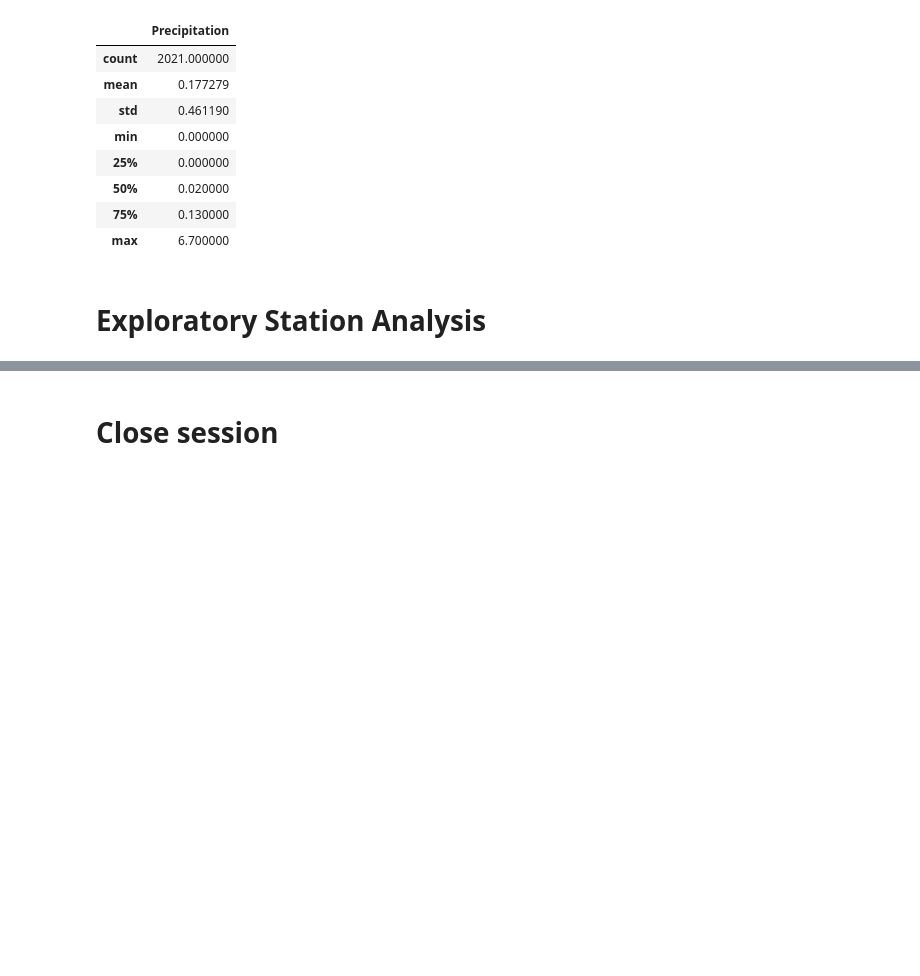
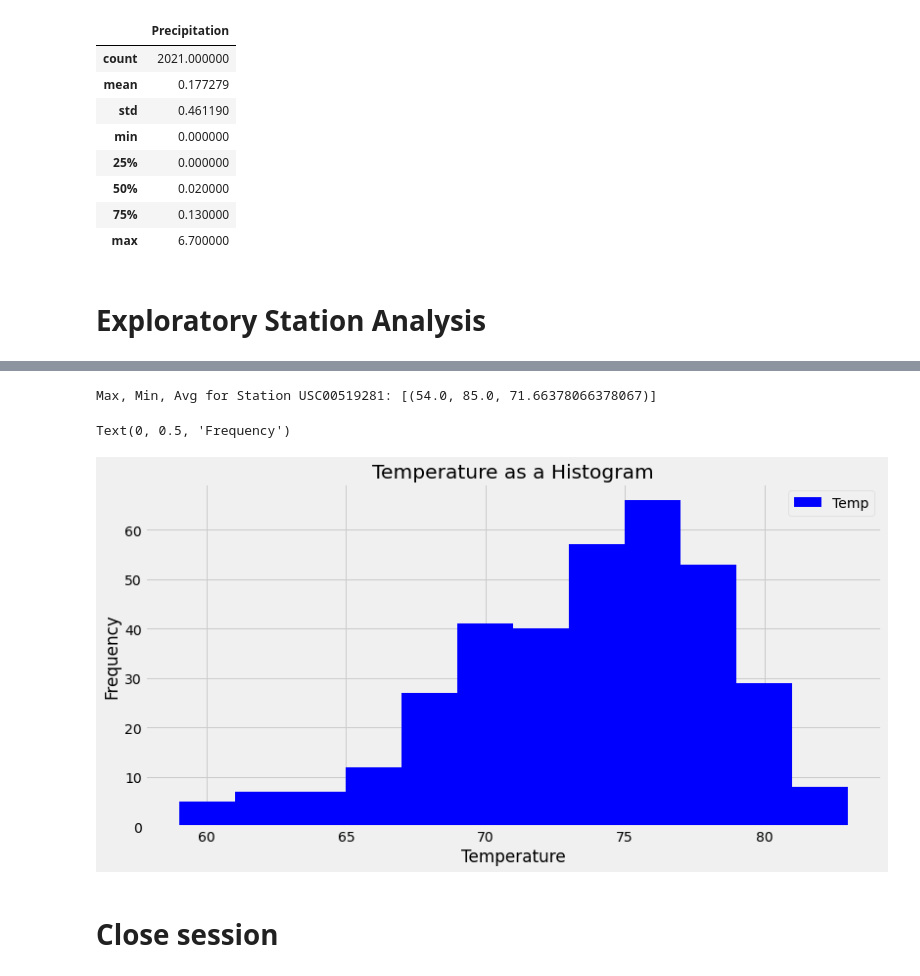
Before and after one commit to IanArch-git/sqlalchemy-challenge, a Jupyter notebook: climateJupyter.ipynb, the cells around one changed output, grey strips where cells are left out. Drawn from its saved outputs; the diff is of its cells as text; code cells hidden in the pictures; blank space fills up the shorter version.

Commit message:
Station analysis

```diff
--- a/climateJupyter.ipynb
+++ b/climateJupyter.ipynb
@@ -95,8 +115,24 @@ clean_df.describe()
 # %%
 # Using the most active station id from the previous query, calculate the lowest, highest, and average temperature.
+mostActive_ID = 'USC00519281'
+mostActive = session.query(func.min(measure.tobs), func.max(measure.tobs), func.avg(measure.tobs)).filter(measure.station==mostActive_ID).all()
+print(f"Max, Min, Avg for Station {mostActive_ID}: {mostActive}")
+# %% [output]
+Max, Min, Avg for Station USC00519281: [(54.0, 85.0, 71.66378066378067)]
 # %%
 # Using the most active station id
 # Query the last 12 months of temperature observation data for this station and plot the results as a histogram
+queryData2 = session.query(measure.date, measure.tobs).filter(measure.station==mostActive_ID).filter(measure.date >= oneyear).all()
+column = ['Date','Temp']
+temp_df = pd.DataFrame(queryData2,columns=column)
+# temp_df.head()
+temp_df.plot.hist(bins=12, color="b", figsize=(12,6))
+plt.title("Temperature as a Histogram")
+plt.xlabel("Temperature")
+plt.ylabel("Frequency")
+# %% [output]
+Text(0, 0.5, 'Frequency')
+[figure, added]
 # %% [markdown]
 # Close session
 # %%
```
Also changed, not shown: parts of 2 cells of this notebook.
